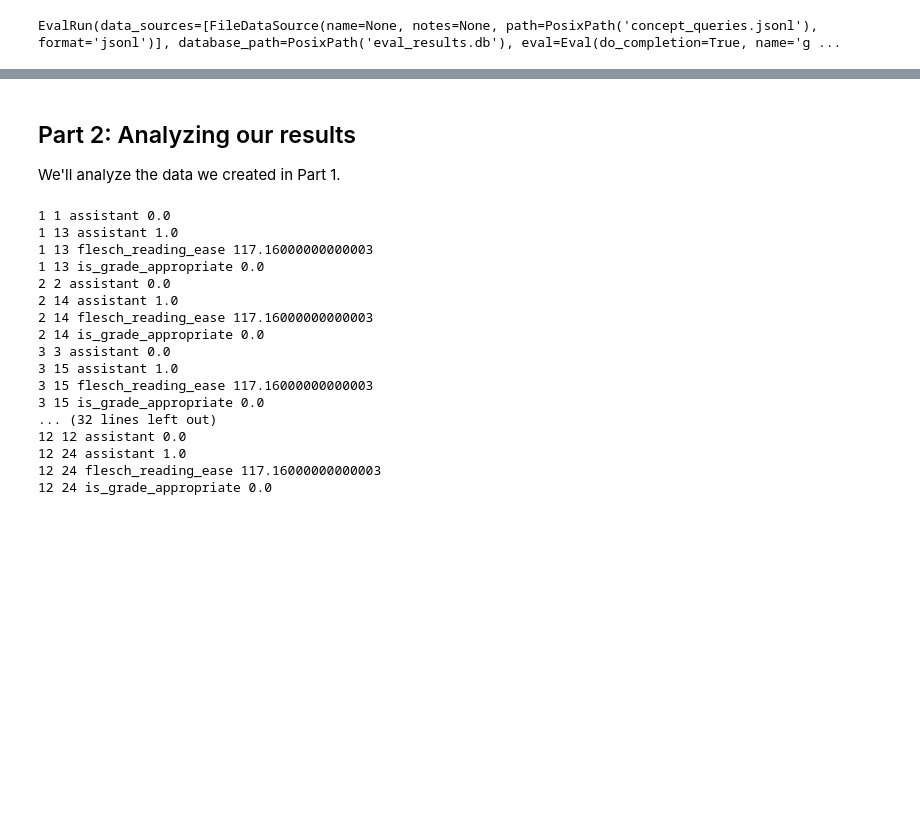
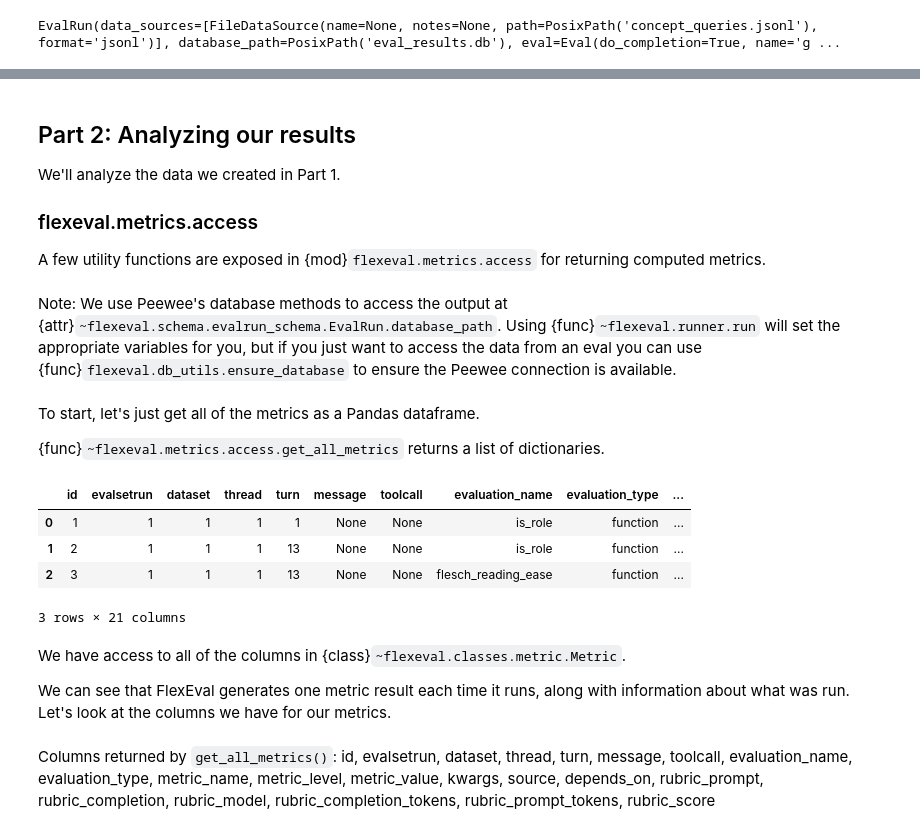
Before and after one commit to DigitalHarborFoundation/FlexEval, a Jupyter notebook: vignettes/metric_analysis.ipynb, the cells around one changed output, grey strips where cells are left out. Drawn from its saved outputs; the diff is of its cells as text; code cells hidden in the pictures; blank space fills up the shorter version.

```diff
--- a/vignettes/metric_analysis.ipynb
+++ b/vignettes/metric_analysis.ipynb
@@ -167,4 +205,8 @@ _ = flexeval.run(eval_run)
 ## Part 2: Analyzing our results
 
 We'll analyze the data we created in Part 1.
+
+### flexeval.metrics.access
+
+A few utility functions are exposed in {mod}`flexeval.metrics.access` for returning computed metrics.
 # %%
@@ -171 +218,3 @@ We'll analyze the data we created in Part 1.
 from flexeval.metrics import access as metric_access
+# %% [markdown]
+Note: We use Peewee's database methods to access the output at {attr}`~flexeval.schema.evalrun_schema.EvalRun.database_path`. Using {func}`~flexeval.runner.run` will set the appropriate variables for you, but if you just want to access the data from an eval you can use {func}`flexeval.db_utils.ensure_database` to ensure the Peewee connection is available.
@@ -172,23 +226,21 @@ from flexeval.metrics import access as metric_access
+# %% [markdown]
+To start, let's just get all of the metrics as a Pandas dataframe.
+
+{func}`~flexeval.metrics.access.get_all_metrics` returns a list of dictionaries.
 # %%
-for metric in metric_access.get_all_metrics():
-    print(
-        f"{metric['thread']} {metric['turn']} {metric['metric_name']} {metric['metric_value']}"
-    )
+df = pd.DataFrame(metric_access.get_all_metrics())
+df.head(n=3)
 # %% [output]
+|  | id | evalsetrun | dataset | thread | turn | message | toolcall | evaluation_name | evaluation_type | ... |
+| 0 | 1 | 1 | 1 | 1 | 1 | None | None | is_role | function | ... |
+| 1 | 2 | 1 | 1 | 1 | 13 | None | None | is_role | function | ... |
+| 2 | 3 | 1 | 1 | 1 | 13 | None | None | flesch_reading_ease | function | ... |
-1 1 assistant 0.0
-1 13 assistant 1.0
-1 13 flesch_reading_ease 117.16000000000003
-1 13 is_grade_appropriate 0.0
-2 2 assistant 0.0
-2 14 assistant 1.0
-2 14 flesch_reading_ease 117.16000000000003
-2 14 is_grade_appropriate 0.0
-3 3 assistant 0.0
-3 15 assistant 1.0
-3 15 flesch_reading_ease 117.16000000000003
-3 15 is_grade_appropriate 0.0
-... (32 lines left out)
-12 12 assistant 0.0
-12 24 assistant 1.0
-12 24 flesch_reading_ease 117.16000000000003
-12 24 is_grade_appropriate 0.0
+3 rows × 21 columns
+# %% [markdown]
+We have access to all of the columns in {class}`~flexeval.classes.metric.Metric`.
+
+We can see that FlexEval generates one metric result each time it runs, along with information about what was run. Let's look at the columns we have for our metrics.
+# %%
+display.Markdown("Columns returned by `get_all_metrics()`: " + ", ".join(df.columns))
+# %% [output]
+Columns returned by `get_all_metrics()`: id, evalsetrun, dataset, thread, turn, message, toolcall, evaluation_name, evaluation_type, metric_name, metric_level, metric_value, kwargs, source, depends_on, rubric_prompt, rubric_completion, rubric_model, rubric_completion_tokens, rubric_prompt_tokens, rubric_score
```
Also changed, not shown: parts of 35 cells of this notebook, 6 other files.
